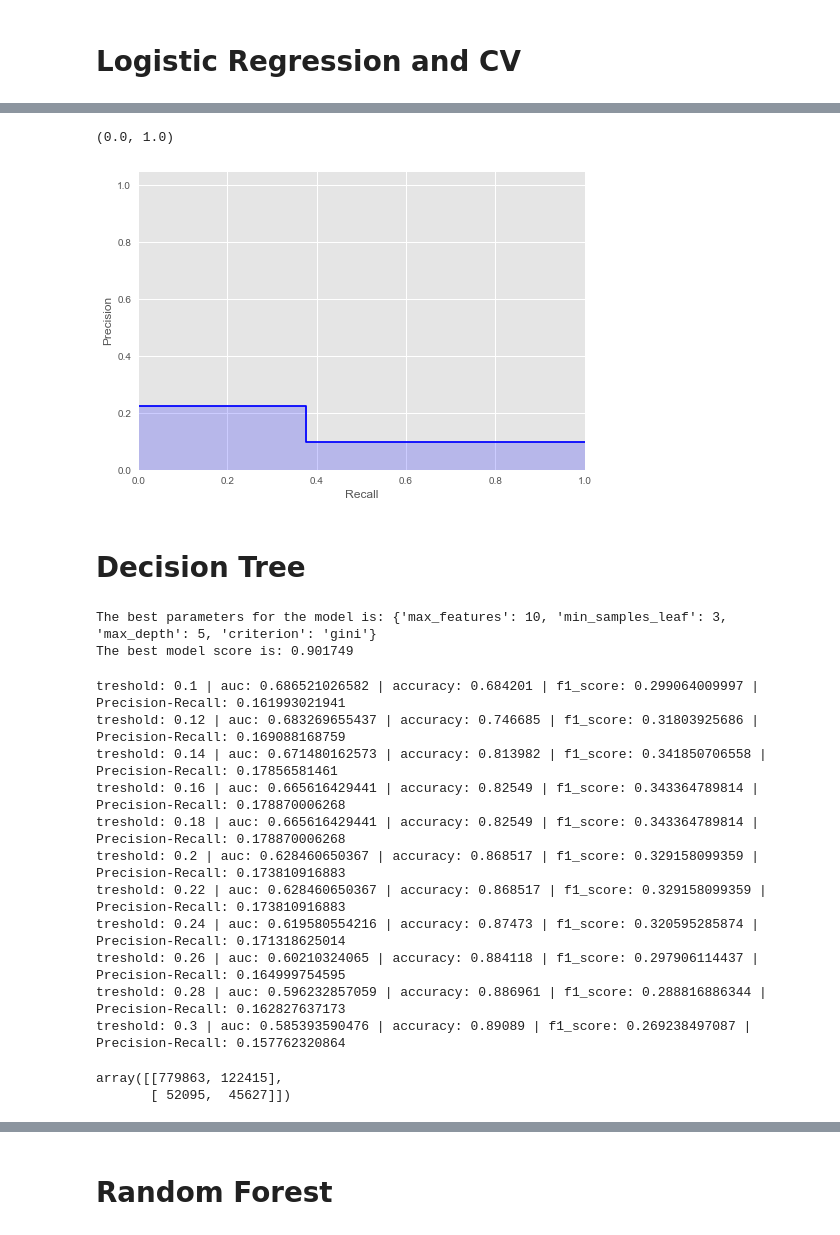
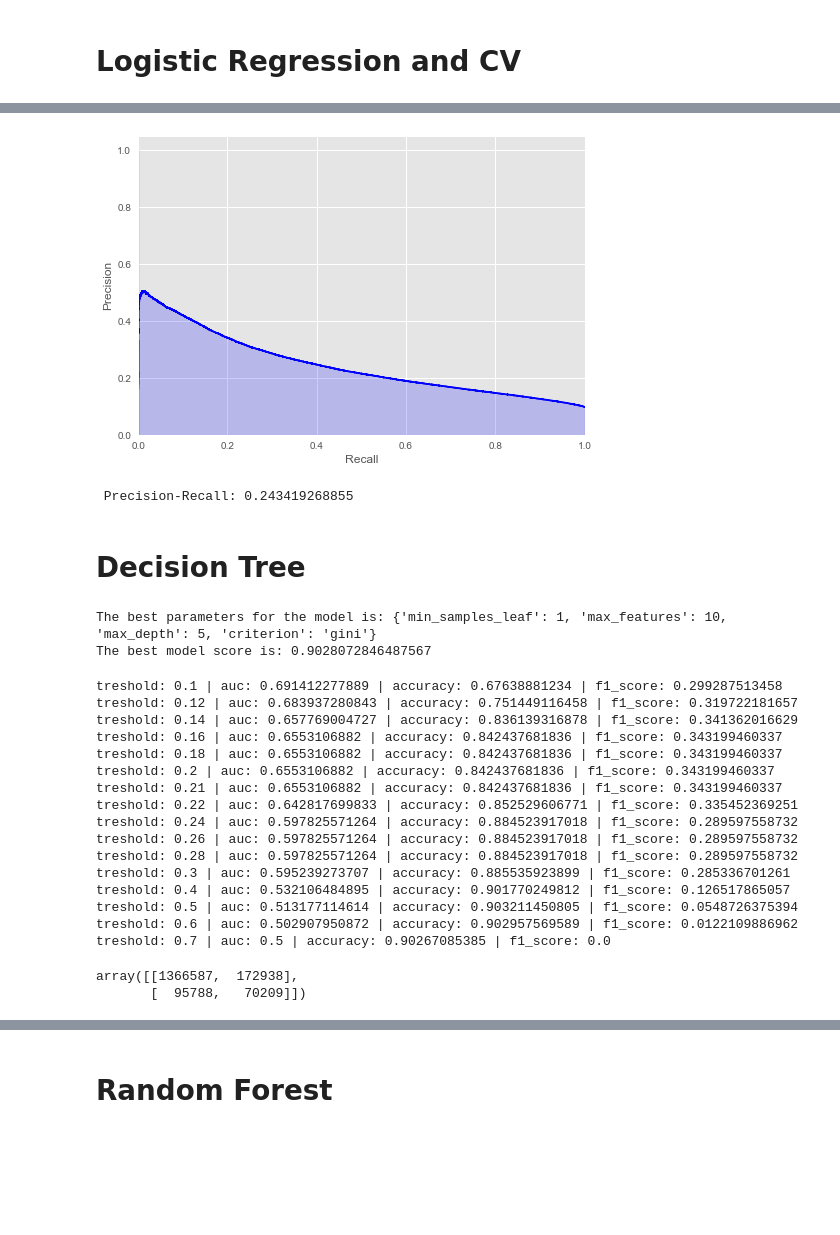
Before and after one commit to mariosamalo/SpringBoard, a Jupyter notebook: instacart_2017_05_01/Instacart_ids.ipynb, the cells around one changed output, grey strips where cells are left out. Drawn from its saved outputs; the diff is of its cells as text; code cells hidden in the pictures; blank space fills up the shorter version.

```diff
--- a/instacart_2017_05_01/Instacart_ids.ipynb
+++ b/instacart_2017_05_01/Instacart_ids.ipynb
@@ -714,17 +704,19 @@ roc auc score for cross validated: 0.617317228042
 # %%
 from sklearn.metrics import precision_recall_curve
-precision, recall, _ = precision_recall_curve(predicted_proba_features_df['actual'], predicted_proba_features_df['predicted_1_or_0'])
+precision, recall, _ = precision_recall_curve(predicted_proba_features_df['actual'], predicted_proba_features)
 
 plt.step(recall, precision, color='b', alpha=1, where='post')
 plt.fill_between(recall, precision, step='post', alpha=0.2, color='b')
 
 plt.xlabel('Recall')
 plt.ylabel('Precision')
 plt.ylim([0.0, 1.05])
 plt.xlim([0.0, 1.0])
+plt.show()
+print(' Precision-Recall:',average_precision_score(predicted_proba_features_df['actual'], predicted_proba_features_df['predicted_proba']))
 # %% [output]
+[figure, new version]
-(0.0, 1.0)
+ Precision-Recall: 0.243419268855
-[figure, old version]
 # %% [markdown]
 # Decision Tree
 # %%
@@ -733,8 +725,8 @@ from sklearn.model_selection import RandomizedSearchCV
 from random import randint
 
 param_dist = {"max_depth": [5, None],
-              "max_features": (5,6,7,8,9,10,11),
-              "min_samples_leaf": (1,2,3,4,5),
+              "max_features": (6,8,10,12),
+              "min_samples_leaf": (1,3,5),
               "criterion": ["gini", "entropy"]}
 
 tree = DecisionTreeClassifier()
@@ -743,8 +735,8 @@ tree_cv.fit(X_train_features,y_train)
 print('The best parameters for the model is:',tree_cv.best_params_)
 print('The best model score is:',tree_cv.best_score_)
 # %% [output]
-The best parameters for the model is: {'max_features': 10, 'min_samples_leaf': 3, 'max_depth': 5, 'criterion': 'gini'}
-The best model score is: 0.901749
+The best parameters for the model is: {'min_samples_leaf': 1, 'max_features': 10, 'max_depth': 5, 'criterion': 'gini'}
+The best model score is: 0.9028072846487567
 # %%
 #Fit the Decision Tree model using the best parameters:
 tree_new = DecisionTreeClassifier(criterion=tree_cv.best_params_['criterion'],
@@ -757,32 +749,35 @@ predict_proba_tree_df = pd.DataFrame(predict_proba_tree)
 predict_proba_tree_df['actual'] = y_test
 predict_proba_tree_df.columns = ['predicted_proba','actual']
 # %%
-TRES = [0.1,0.12,0.14,0.16,0.18,0.2,0.22,0.24,0.26,0.28,0.3]
+TRES = [0.1,0.12,0.14,0.16,0.18,0.2,0.21,0.22,0.24,0.26,0.28,0.3,0.4,0.5,0.6,0.7]
 for tre in TRES:
     predict_proba_tree_df['predicted_1_or_0']= predict_proba_tree_df['predicted_proba'].apply(lambda x: x>tre).astype(np.int8)
     print('treshold:',tre,'| auc:',roc_auc_score(predict_proba_tree_df.actual, predict_proba_tree_df.predicted_1_or_0),
           '| accuracy:',accuracy_score(predict_proba_tree_df.actual, predict_proba_tree_df.predicted_1_or_0),
-         '| f1_score:',f1_score(predict_proba_tree_df.actual, predict_proba_tree_df.predicted_1_or_0)
-
-         ,'| Precision-Recall:',average_precision_score(predict_proba_tree_df['actual'], predict_proba_tree_df['predicted_1_or_0']))
+         '| f1_score:',f1_score(predict_proba_tree_df.actual, predict_proba_tree_df.predicted_1_or_0))
 # %% [output]
-treshold: 0.1 | auc: 0.686521026582 | accuracy: 0.684201 | f1_score: 0.299064009997 | Precision-Recall: 0.161993021941
-treshold: 0.12 | auc: 0.683269655437 | accuracy: 0.746685 | f1_score: 0.31803925686 | Precision-Recall: 0.169088168759
-treshold: 0.14 | auc: 0.671480162573 | accuracy: 0.813982 | f1_score: 0.341850706558 | Precision-Recall: 0.17856581461
-treshold: 0.16 | auc: 0.665616429441 | accuracy: 0.82549 | f1_score: 0.343364789814 | Precision-Recall: 0.178870006268
-treshold: 0.18 | auc: 0.665616429441 | accuracy: 0.82549 | f1_score: 0.343364789814 | Precision-Recall: 0.178870006268
-treshold: 0.2 | auc: 0.628460650367 | accuracy: 0.868517 | f1_score: 0.329158099359 | Precision-Recall: 0.173810916883
-treshold: 0.22 | auc: 0.628460650367 | accuracy: 0.868517 | f1_score: 0.329158099359 | Precision-Recall: 0.173810916883
-treshold: 0.24 | auc: 0.619580554216 | accuracy: 0.87473 | f1_score: 0.320595285874 | Precision-Recall: 0.171318625014
-treshold: 0.26 | auc: 0.60210324065 | accuracy: 0.884118 | f1_score: 0.297906114437 | Precision-Recall: 0.164999754595
-treshold: 0.28 | auc: 0.596232857059 | accuracy: 0.886961 | f1_score: 0.288816886344 | Precision-Recall: 0.162827637173
-treshold: 0.3 | auc: 0.585393590476 | accuracy: 0.89089 | f1_score: 0.269238497087 | Precision-Recall: 0.157762320864
+treshold: 0.1 | auc: 0.691412277889 | accuracy: 0.67638881234 | f1_score: 0.299287513458
+treshold: 0.12 | auc: 0.683937280843 | accuracy: 0.751449116458 | f1_score: 0.319722181657
+treshold: 0.14 | auc: 0.657769004727 | accuracy: 0.836139316878 | f1_score: 0.341362016629
+treshold: 0.16 | auc: 0.6553106882 | accuracy: 0.842437681836 | f1_score: 0.343199460337
+treshold: 0.18 | auc: 0.6553106882 | accuracy: 0.842437681836 | f1_score: 0.343199460337
+treshold: 0.2 | auc: 0.6553106882 | accuracy: 0.842437681836 | f1_score: 0.343199460337
+treshold: 0.21 | auc: 0.6553106882 | accuracy: 0.842437681836 | f1_score: 0.343199460337
+treshold: 0.22 | auc: 0.642817699833 | accuracy: 0.852529606771 | f1_score: 0.335452369251
+treshold: 0.24 | auc: 0.597825571264 | accuracy: 0.884523917018 | f1_score: 0.289597558732
+treshold: 0.26 | auc: 0.597825571264 | accuracy: 0.884523917018 | f1_score: 0.289597558732
+treshold: 0.28 | auc: 0.597825571264 | accuracy: 0.884523917018 | f1_score: 0.289597558732
+treshold: 0.3 | auc: 0.595239273707 | accuracy: 0.885535923899 | f1_score: 0.285336701261
+treshold: 0.4 | auc: 0.532106484895 | accuracy: 0.901770249812 | f1_score: 0.126517865057
+treshold: 0.5 | auc: 0.513177114614 | accuracy: 0.903211450805 | f1_score: 0.0548726375394
+treshold: 0.6 | auc: 0.502907950872 | accuracy: 0.902957569589 | f1_score: 0.0122109886962
+treshold: 0.7 | auc: 0.5 | accuracy: 0.90267085385 | f1_score: 0.0
 # %%
-best_thre = 0.16
+best_thre = 0.21
 predict_proba_tree_df['predicted_1_or_0'] = predict_proba_tree_df['predicted_proba'].apply(lambda x: x>best_thre).astype(np.int8)
 confusion_matrix(predict_proba_tree_df.actual,predict_proba_tree_df.predicted_1_or_0)
 # %% [output]
-array([[779863, 122415],
-       [ 52095,  45627]])
+array([[1366587,  172938],
+       [  95788,   70209]])
 # %%
 #Plot the ROC Curve for the Decision Tree:
```
Also changed, not shown: parts of 16 cells of this notebook.
